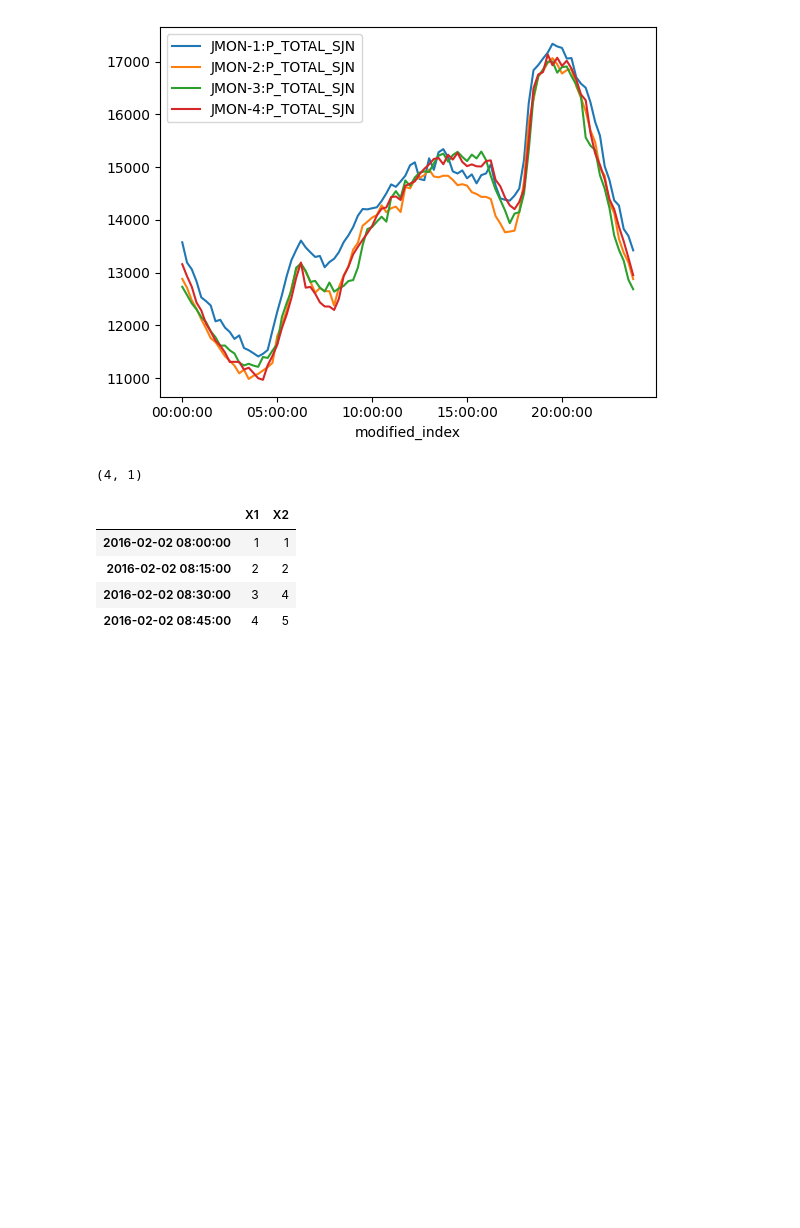
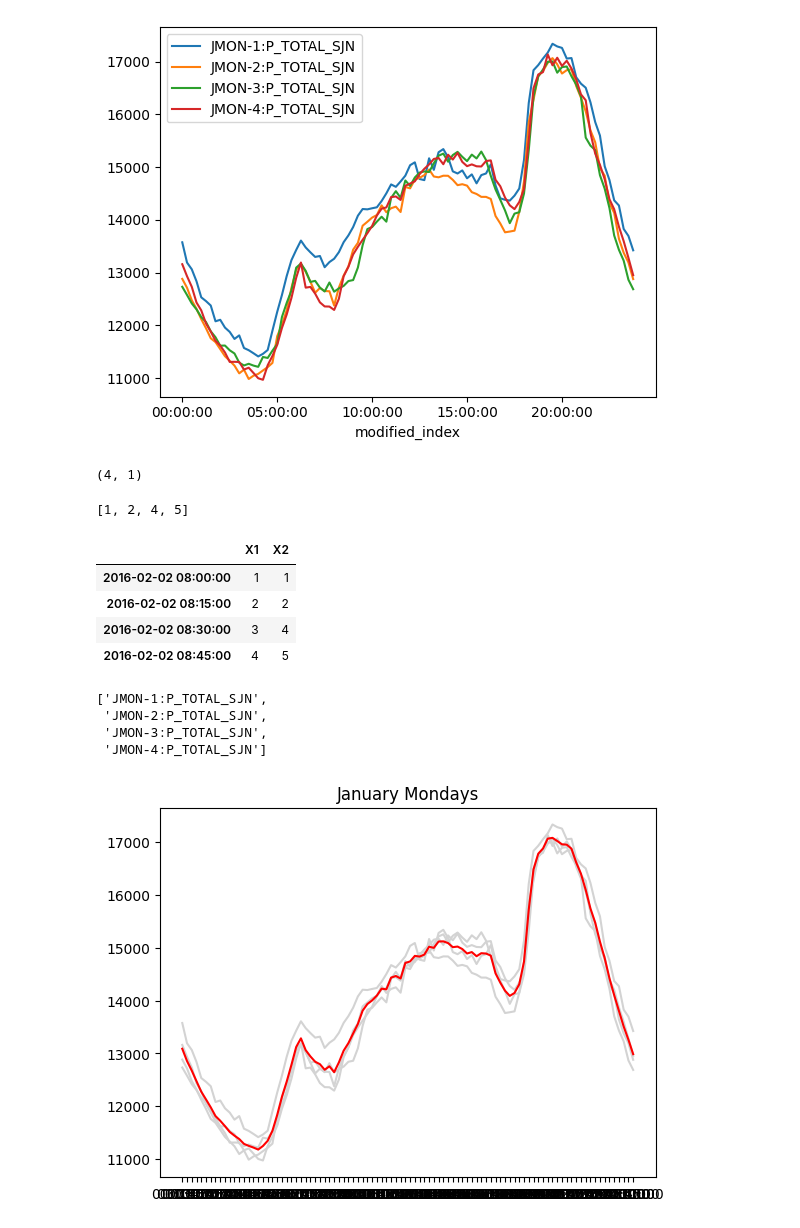
Before and after one commit to shanks847/EV-Grid-Integration-Study, a Jupyter notebook: notebooks/Time Sereis Clustering Experiments.ipynb, the cells around one changed output. Drawn from its saved outputs; the diff is of its cells as text; code cells hidden in the pictures; blank space fills up the shorter version.

```diff
--- a/notebooks/Time Sereis Clustering Experiments.ipynb
+++ b/notebooks/Time Sereis Clustering Experiments.ipynb
@@ -26,6 +34,10 @@ bar = barycenters.euclidean_barycenter(time_series)
 bar.shape
 # %% [output]
 (4, 1)
+# %%
+time_series[1]
+# %% [output]
+[1, 2, 4, 5]
 # %%
 tstmp = np.array(time_series).T
 dt_idx = pd.date_range(start="2/02/2016 8:00",freq="15 min",periods=4)
@@ -37,3 +47,42 @@ ts_df.head()
 | 2016-02-02 08:15:00 | 2 | 2 |
 | 2016-02-02 08:30:00 | 3 | 4 |
 | 2016-02-02 08:45:00 | 4 | 5 |
+# %%
+test_df = pd.read_csv("../data/clustering/jan_mondays.csv")
+test_df.rename(columns={'Unnamed: 0':'modified_index'}, inplace=True)
+test_df.set_index('modified_index', inplace=True)
+test_data_tranposed = test_df.to_numpy().T
+test_data_ebc = barycenters.euclidean_barycenter(test_data_tranposed)
+test_data_ebc_transposed = test_data_ebc.transpose()
+test_data_with_ebc = np.append(test_data_tranposed,test_data_ebc_transposed, axis=0)
+test_data_cols_mod = test_df.columns.to_list()
+test_data_cols_mod.append('Euclidean Barycenter')
+test_data_ebc_df = pd.DataFrame(test_data_with_ebc.T,columns=test_data_cols_mod)
+test_data_ebc_df.set_index(test_df.index,inplace=True)
+# %%
+test_data_ebc_df.columns.to_list()[:-1]
+# %% [output]
+['JMON-1:P_TOTAL_SJN',
+ 'JMON-2:P_TOTAL_SJN',
+ 'JMON-3:P_TOTAL_SJN',
+ 'JMON-4:P_TOTAL_SJN']
+# %%
+# Create a list of the columns to plot
+columns = ['JMON-1:P_TOTAL_SJN', 'JMON-2:P_TOTAL_SJN', 'JMON-3:P_TOTAL_SJN', 'JMON-4:P_TOTAL_SJN']
+
+# Set the color of the lines to light grey
+color = 'lightgrey'
+
+# Plot the lines
+for column in columns:
+    plt.plot(test_data_ebc_df[column], color=color)
+
+plt.plot(test_data_ebc_df['Euclidean Barycenter'],color='red')
+
+# Set the title of the plot
+plt.title('January Mondays')
+
+# Show the plot
+plt.show()
+# %% [output]
+[figure, added]
```
Also changed, not shown: parts of 14 cells of this notebook, 31 other files.
